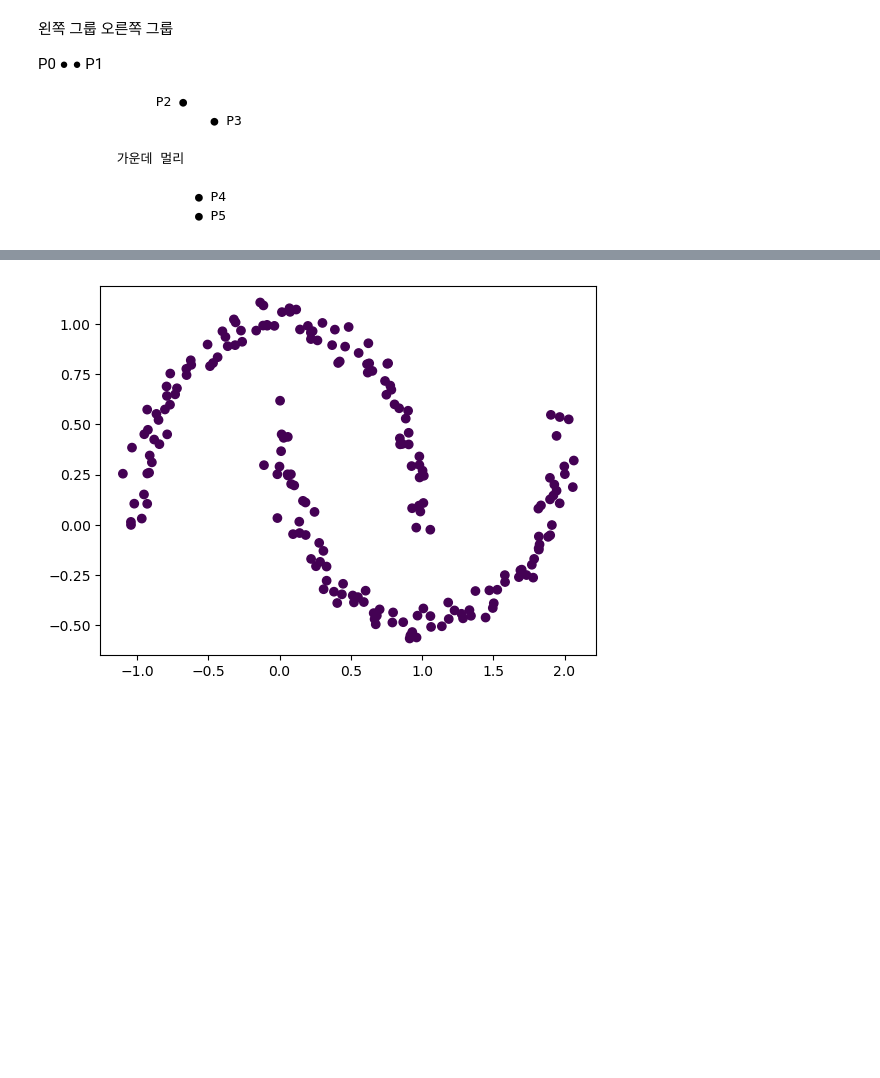
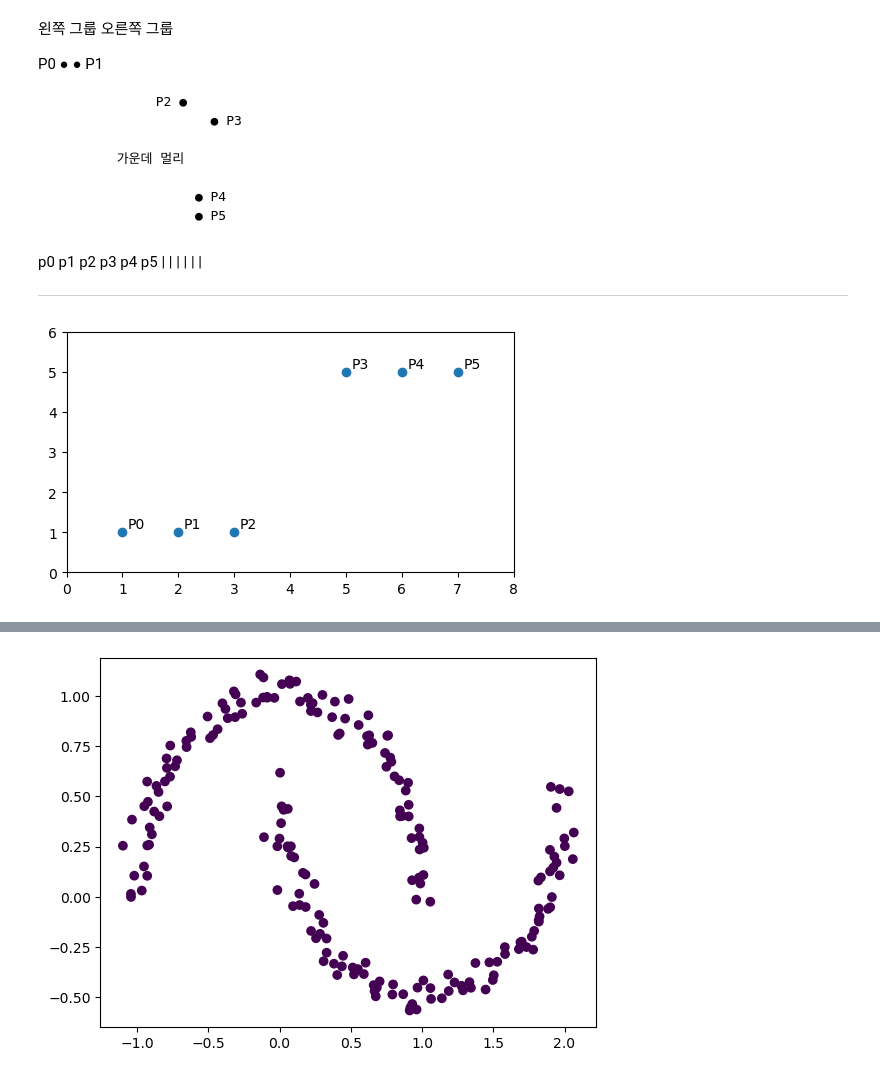
Before and after one commit to skn29teacher/skn29_lecture, a Jupyter notebook: 머신러닝/09.군집/DBSCAN.ipynb, the cells around one changed output, grey strips where cells are left out. Drawn from its saved outputs; the diff is of its cells as text; code cells hidden in the pictures; blank space fills up the shorter version.

```diff
--- a/머신러닝/09.군집/DBSCAN.ipynb
+++ b/머신러닝/09.군집/DBSCAN.ipynb
@@ -131,3 +131,7 @@ P0 ●
 
                       ● P4
                       ● P5
+# %% [markdown]
+p0 p1 p2 p3 p4 p5
+|  |  |  |  |  |
+---   ---   ---
@@ -133,0 +144,16 @@ P0 ●
+# %%
+import numpy as np
+import matplotlib.pyplot as plt
+fig, ax = plt.subplots(figsize=(5,3))
+# 사슬모양
+X = np.array([
+    [1,1],[2,1],[3,1],[5,5],[6,5],[7,5]
+])
+plt.scatter(X[:,0], X[:,1])
+for i, (x,y) in enumerate(X):
+    plt.text(x+0.1,y+0.1,f'P{i}')
+plt.ylim(0,6)
+plt.xlim(0,8)
+plt.tight_layout()
+# %% [output]
+[figure, added]
```
Also changed, not shown: parts of 6 cells of this notebook.
